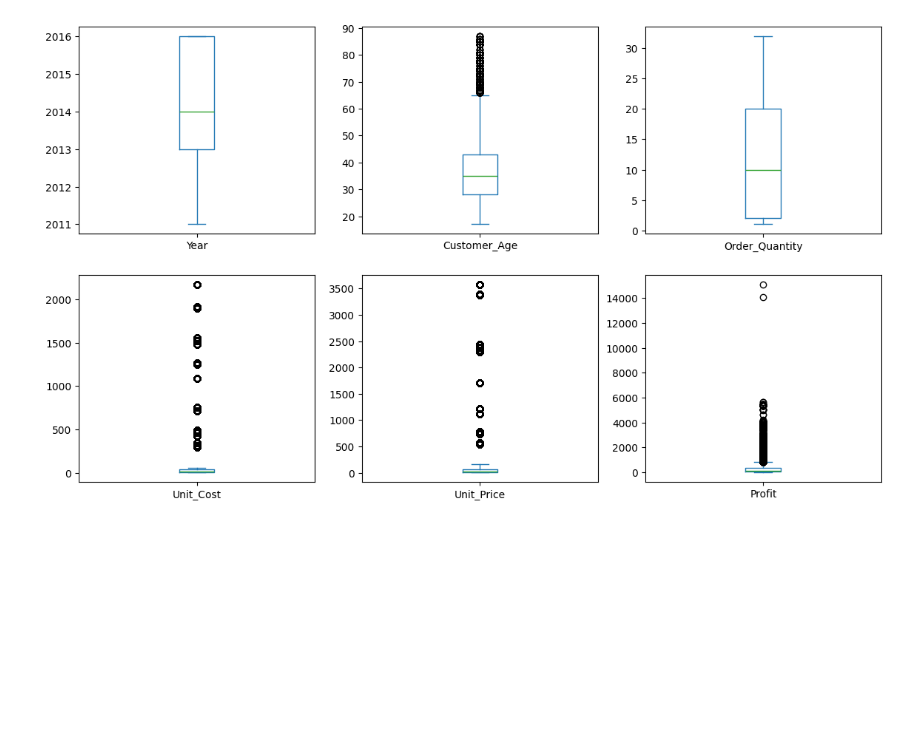
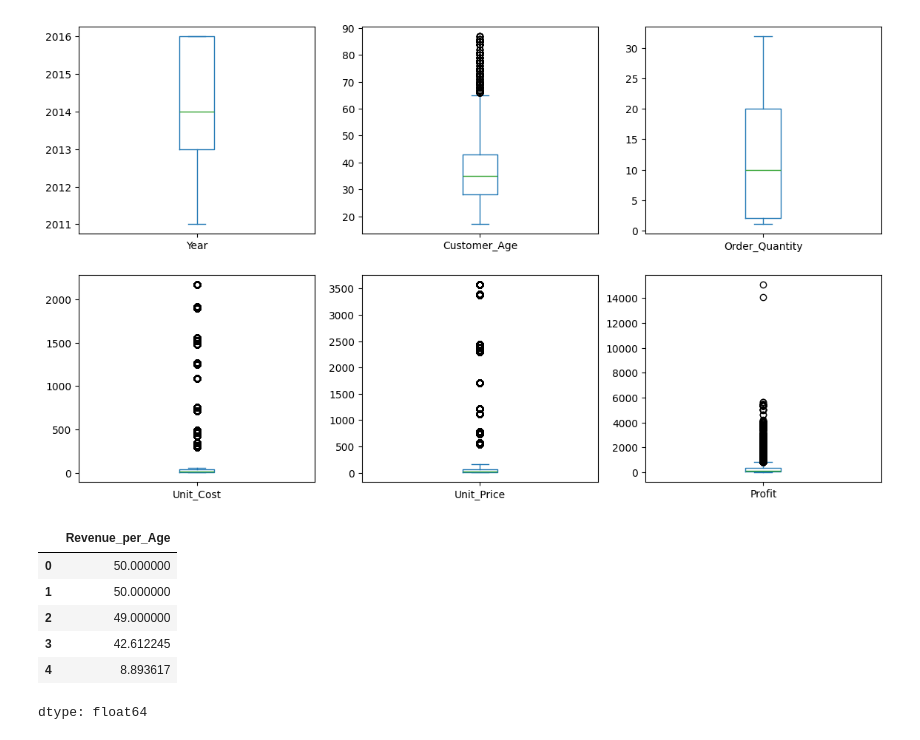
Before and after one commit to sarafkhan15/Data-Analysis-work, a Jupyter notebook: Sales_data_csv.ipynb, the cells around one changed output. Saved outputs shown, nothing was run; the diff lists cells and outputs as text; code cells hidden in the pictures; blank space fills up the shorter version.

```diff
--- a/Sales_data_csv.ipynb
+++ b/Sales_data_csv.ipynb
@@ -272,3 +272,14 @@ sales[boxplot_cols].plot(kind='box', subplots=True, layout=(2,3), figsize=(14,8)
 | Profit | Axes(0.672059,0.11;0.227941x0.35) |
 dtype: object
 [figure]
+# %%
+sales['Revenue_per_Age']=sales['Revenue']/sales['Customer_Age']
+sales['Revenue_per_Age'].head()
+# %% [output]
+|  | Revenue_per_Age |
+| 0 | 50.000000 |
+| 1 | 50.000000 |
+| 2 | 49.000000 |
+| 3 | 42.612245 |
+| 4 | 8.893617 |
+dtype: float64
```
